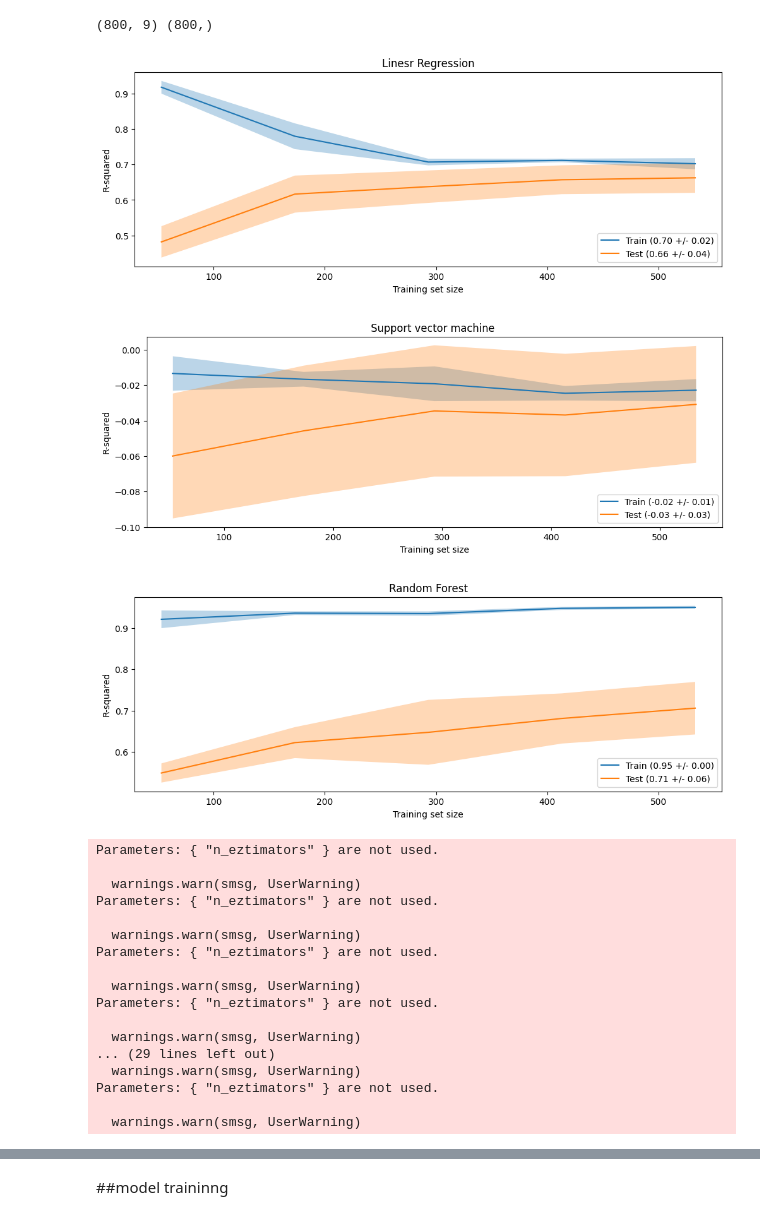
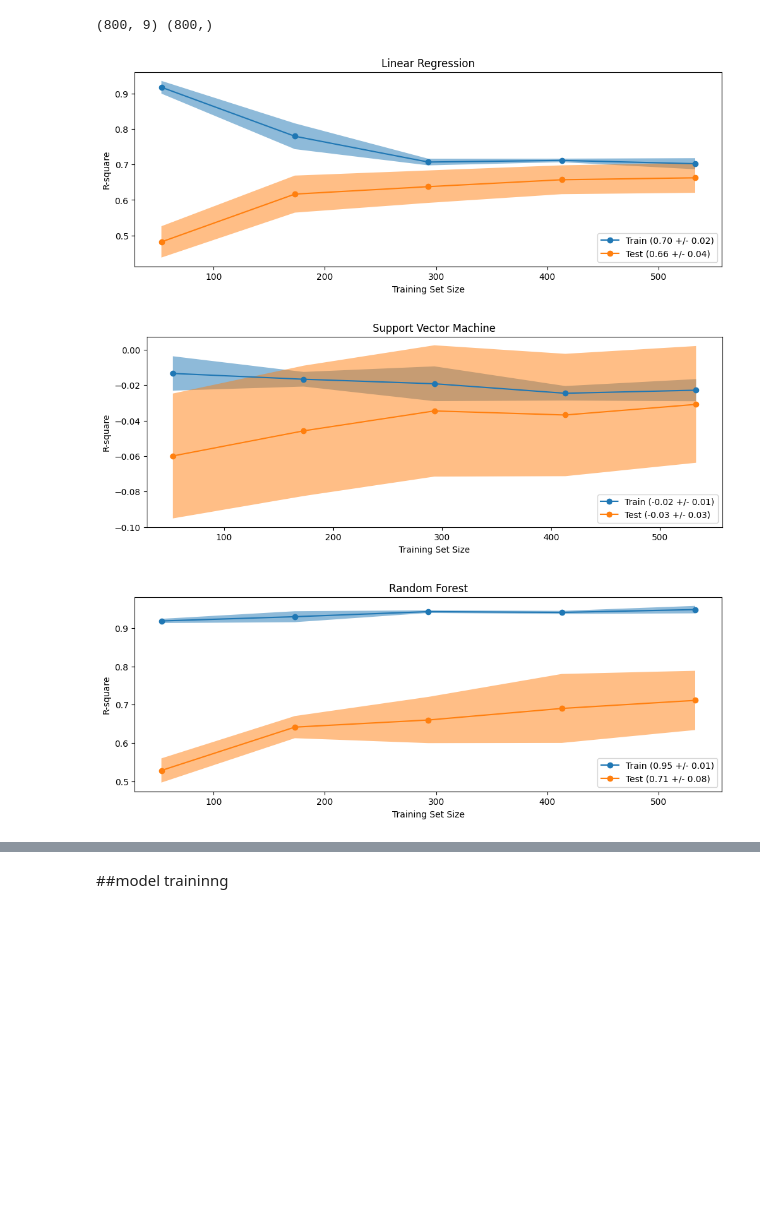
Before and after one commit to Sandhuzz/flask---ML--project, a Jupyter notebook: model-training.ipynb, the cells around one changed output, grey strips where cells are left out. Cells and saved outputs as stored; diff of their text form; code cells hidden in the pictures; blank space fills up the shorter version.

```diff
--- a/model-training.ipynb
+++ b/model-training.ipynb
@@ -171,3 +193,6 @@ array([[-1.09591823, -1.21213152,  0.        , ..., -0.14005709,
          1.1307075 , -1.52023237],
        [ 0.63833955,  0.31797533,  0.        , ..., -1.22986299,
         -0.19763743, -1.52023237]])
+# %%
+
+preprocessor.fit_transform(X_train).shape
@@ -174,10 +201,11 @@ array([[-1.09591823, -1.21213152,  0.        , ..., -0.14005709,
 # %% [markdown]
 ##model selection
 # %%
+
 algorithms = {
-    "Linesr Regression" : LinearRegression(),
-    "Support vector machine " : SVR(),
-    "Random Forest" :RandomForestRegressor(n_estimators = 10),
-    "xg boost" : XGBRegressor(n_eztimators = 10)
+	"Linear Regression": LinearRegression(),
+	"Support Vector Machine": SVR(),
+	"Random Forest": RandomForestRegressor(n_estimators=10),
+	"XG Boost": XGBRegressor(n_estimators=10)
 }
 # %%
@@ -187,12 +216,19 @@ print(X_data.shape,y_data.shape )
 # %% [output]
 (800, 9) (800,)
 # %%
-def plot_curve(sizes, mean_scores, std_scores, label, ax):
-    ax.plot(sizes, mean_scores, label=label)
-    ax.fill_between(
-        sizes,
-        mean_scores - std_scores,
-        mean_scores + std_scores,
-        alpha=0.3
-    )
+
+def plot_curves(sizes, mean_scores, std_scores, label, ax):
+	ax.plot(
+		sizes,
+		mean_scores,
+		marker="o",
+		label=label
+	)
+
+	ax.fill_between(
+		x=sizes,
+		y1=mean_scores - std_scores,
+		y2=mean_scores + std_scores,
+		alpha=0.5
+	)
 # %%
@@ -246,24 +284,8 @@ def plot_learning_curve(name, algorithm, figsize=(12, 4)):
 # %%
+
 for name, alg in algorithms.items():
-    plot_learning_curve(name, alg)
+	plot_learning_curves(name, alg)
 # %% [output]
-[figure, old version]
+[figure, new version]
-[figure, old version]
+[figure, new version]
-[figure, old version]
+[figure, new version]
-Parameters: { "n_eztimators" } are not used.
-
-  warnings.warn(smsg, UserWarning)
-Parameters: { "n_eztimators" } are not used.
-
-  warnings.warn(smsg, UserWarning)
-Parameters: { "n_eztimators" } are not used.
-
-  warnings.warn(smsg, UserWarning)
-Parameters: { "n_eztimators" } are not used.
-
-  warnings.warn(smsg, UserWarning)
-... (29 lines left out)
-  warnings.warn(smsg, UserWarning)
-Parameters: { "n_eztimators" } are not used.
-
-  warnings.warn(smsg, UserWarning)
```
Also changed, not shown: parts of 24 cells of this notebook, 6 other files.
